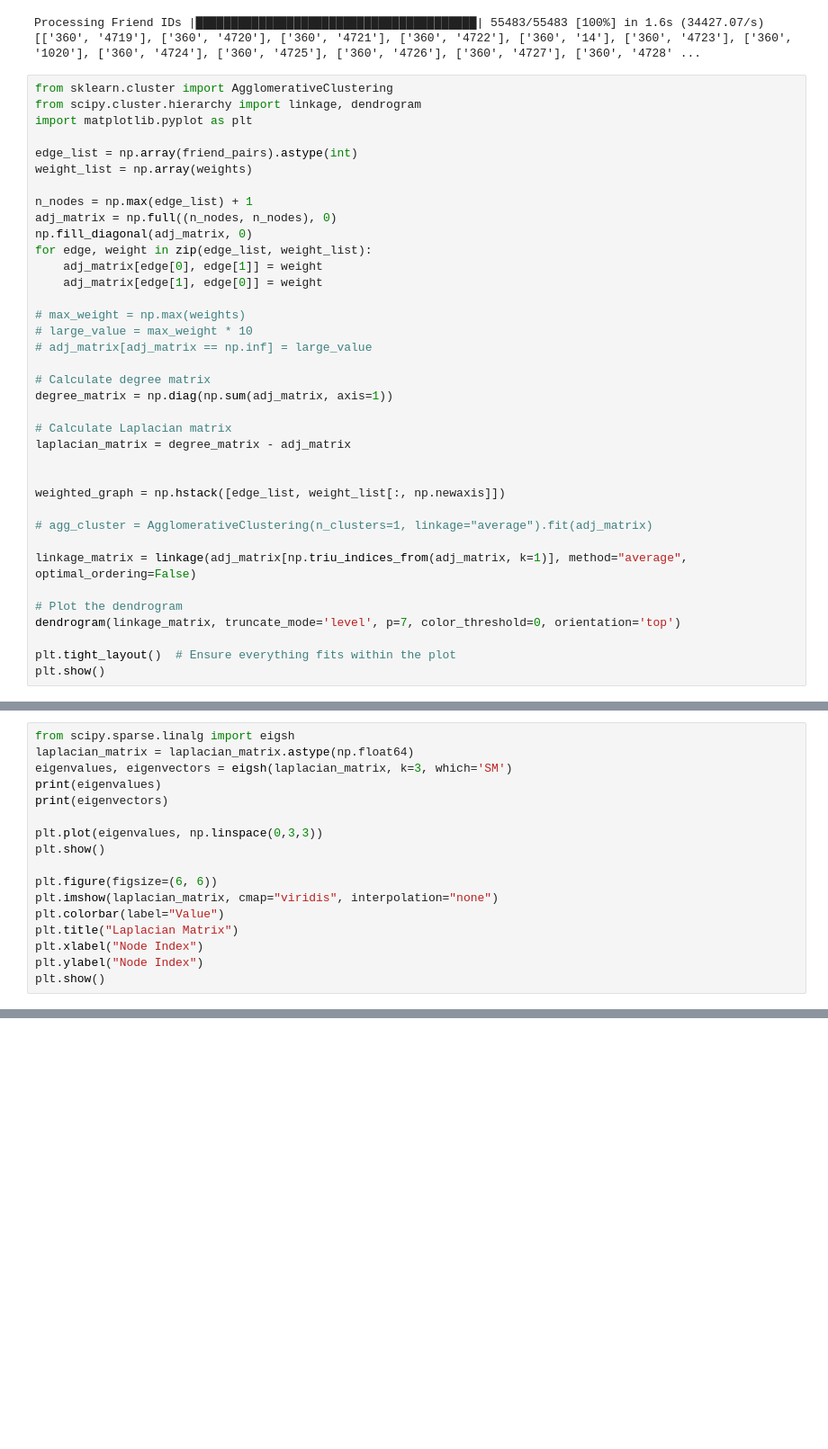
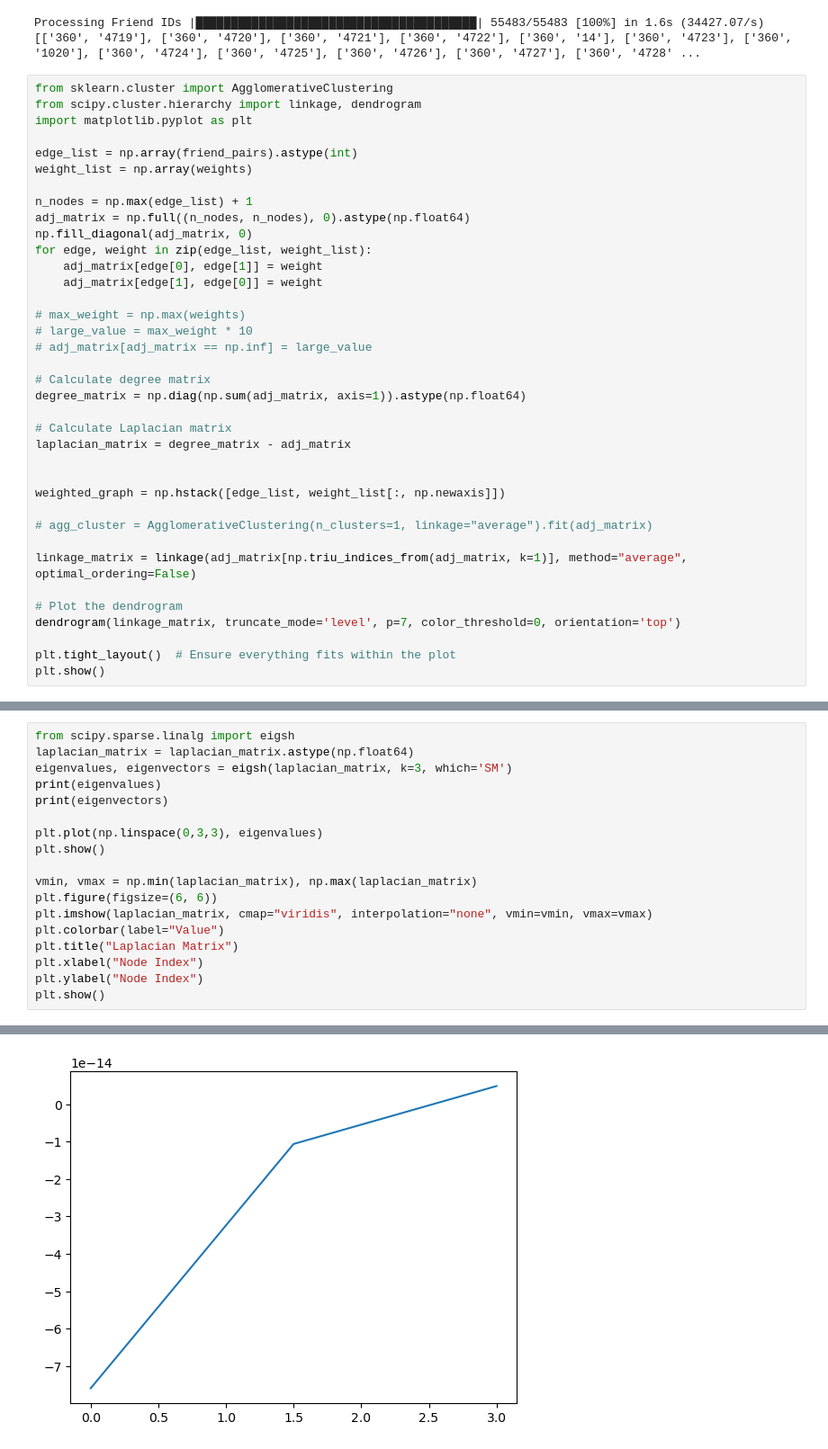
Before and after one commit to Hydropic/Unsupervised-Team-8, a Jupyter notebook: problem-3/jette.ipynb, the cells around one changed output, grey strips where cells are left out. Shown at 90% size. Drawn from its saved outputs; the diff is of its cells as text; blank space fills up the shorter version.

```diff
--- a/problem-3/jette.ipynb
+++ b/problem-3/jette.ipynb
@@ -133,7 +133,7 @@ edge_list = np.array(friend_pairs).astype(int)
 weight_list = np.array(weights)
 
 n_nodes = np.max(edge_list) + 1
-adj_matrix = np.full((n_nodes, n_nodes), 0)
+adj_matrix = np.full((n_nodes, n_nodes), 0).astype(np.float64)
 np.fill_diagonal(adj_matrix, 0)
 for edge, weight in zip(edge_list, weight_list):
     adj_matrix[edge[0], edge[1]] = weight
@@ -144,7 +144,7 @@ for edge, weight in zip(edge_list, weight_list):
 # adj_matrix[adj_matrix == np.inf] = large_value
 
 # Calculate degree matrix
-degree_matrix = np.diag(np.sum(adj_matrix, axis=1))
+degree_matrix = np.diag(np.sum(adj_matrix, axis=1)).astype(np.float64)
 
 # Calculate Laplacian matrix
 laplacian_matrix = degree_matrix - adj_matrix
@@ -170,11 +170,12 @@ eigenvalues, eigenvectors = eigsh(laplacian_matrix, k=3, which='SM')
 print(eigenvalues)
 print(eigenvectors)
 
-plt.plot(eigenvalues, np.linspace(0,3,3))
+plt.plot(np.linspace(0,3,3), eigenvalues)
 plt.show()
 
+vmin, vmax = np.min(laplacian_matrix), np.max(laplacian_matrix)
 plt.figure(figsize=(6, 6))
-plt.imshow(laplacian_matrix, cmap="viridis", interpolation="none")
+plt.imshow(laplacian_matrix, cmap="viridis", interpolation="none", vmin=vmin, vmax=vmax)
 plt.colorbar(label="Value")
 plt.title("Laplacian Matrix")
 plt.xlabel("Node Index")
@@ -184,0 +193 @@ KeyboardInterrupt:
+[figure, added]
```
Also changed, not shown: parts of 1 cell of this notebook.
